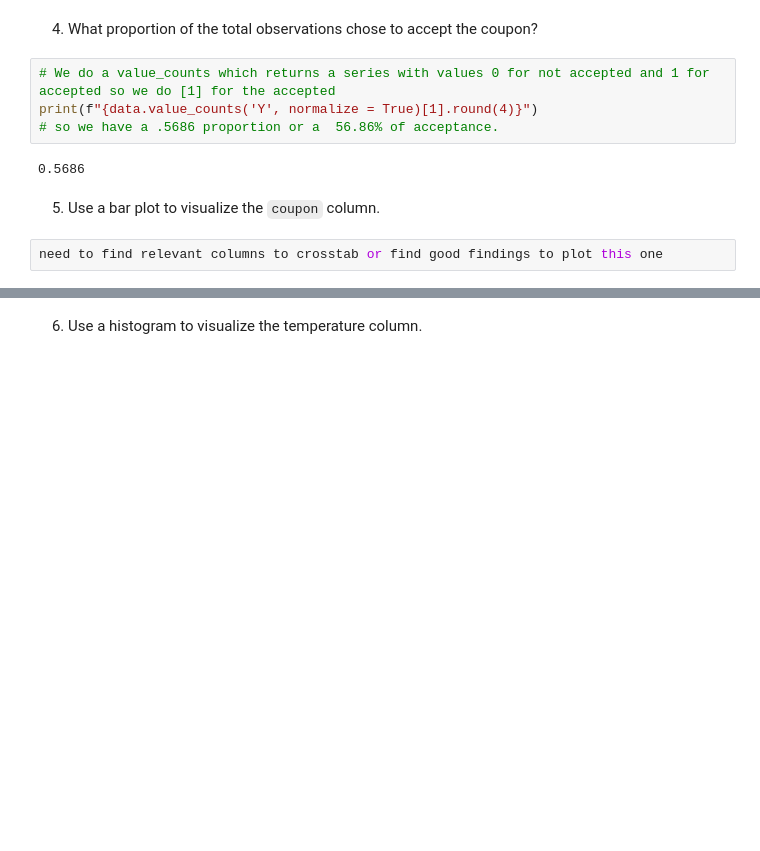
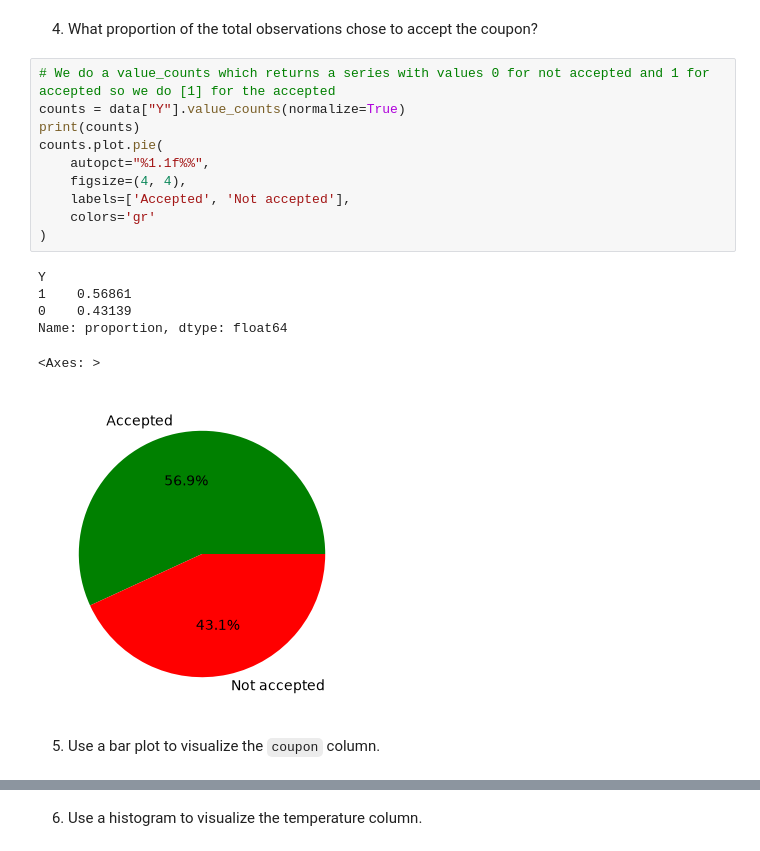
Before and after one commit to jonasmayor/Coupons_Research_Data, a Jupyter notebook: prompt.ipynb, the cells around one changed output, grey strips where cells are left out. Saved outputs shown, nothing was run; the diff lists cells and outputs as text; blank space fills up the shorter version.

```diff
--- a/prompt.ipynb
+++ b/prompt.ipynb
@@ -213,11 +213,20 @@ Name: count, dtype: int64
 4. What proportion of the total observations chose to accept the coupon?
 # %%
 # We do a value_counts which returns a series with values 0 for not accepted and 1 for accepted so we do [1] for the accepted
-print(f"{data.value_counts('Y', normalize = True)[1].round(4)}")
-# so we have a .5686 proportion or a  56.86% of acceptance.
+counts = data["Y"].value_counts(normalize=True)
+print(counts)
+counts.plot.pie(
+    autopct="%1.1f%%",
+    figsize=(4, 4),
+    labels=['Accepted', 'Not accepted'],
+    colors='gr'
+)
 # %% [output]
-0.5686
+Y
+1    0.56861
+0    0.43139
+Name: proportion, dtype: float64
+<Axes: >
+[figure, added]
 # %% [markdown]
 5. Use a bar plot to visualize the `coupon` column.
-# %%
-need to find relevant columns to crosstab or find good findings to plot this one
```
Also changed, not shown: parts of 6 cells of this notebook.
